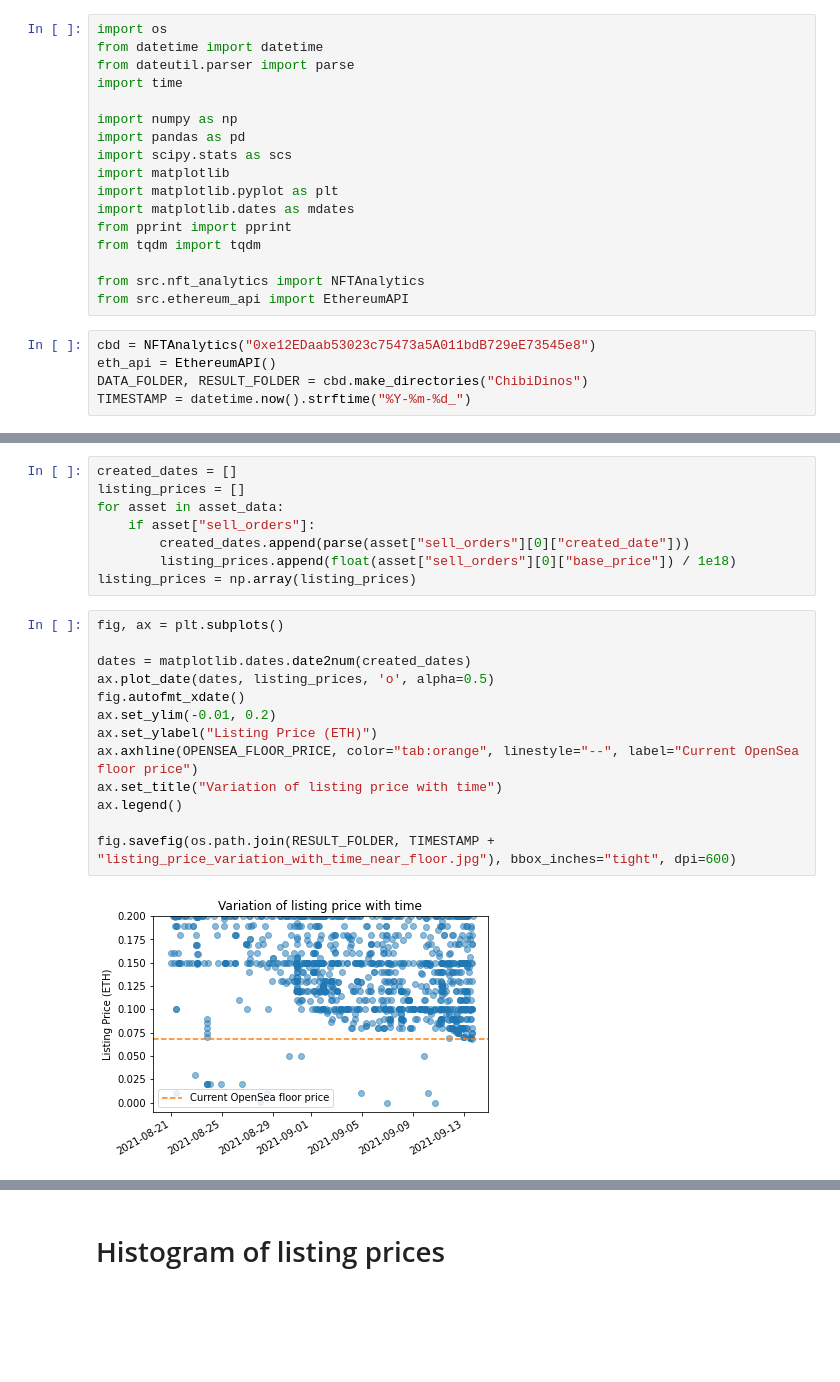
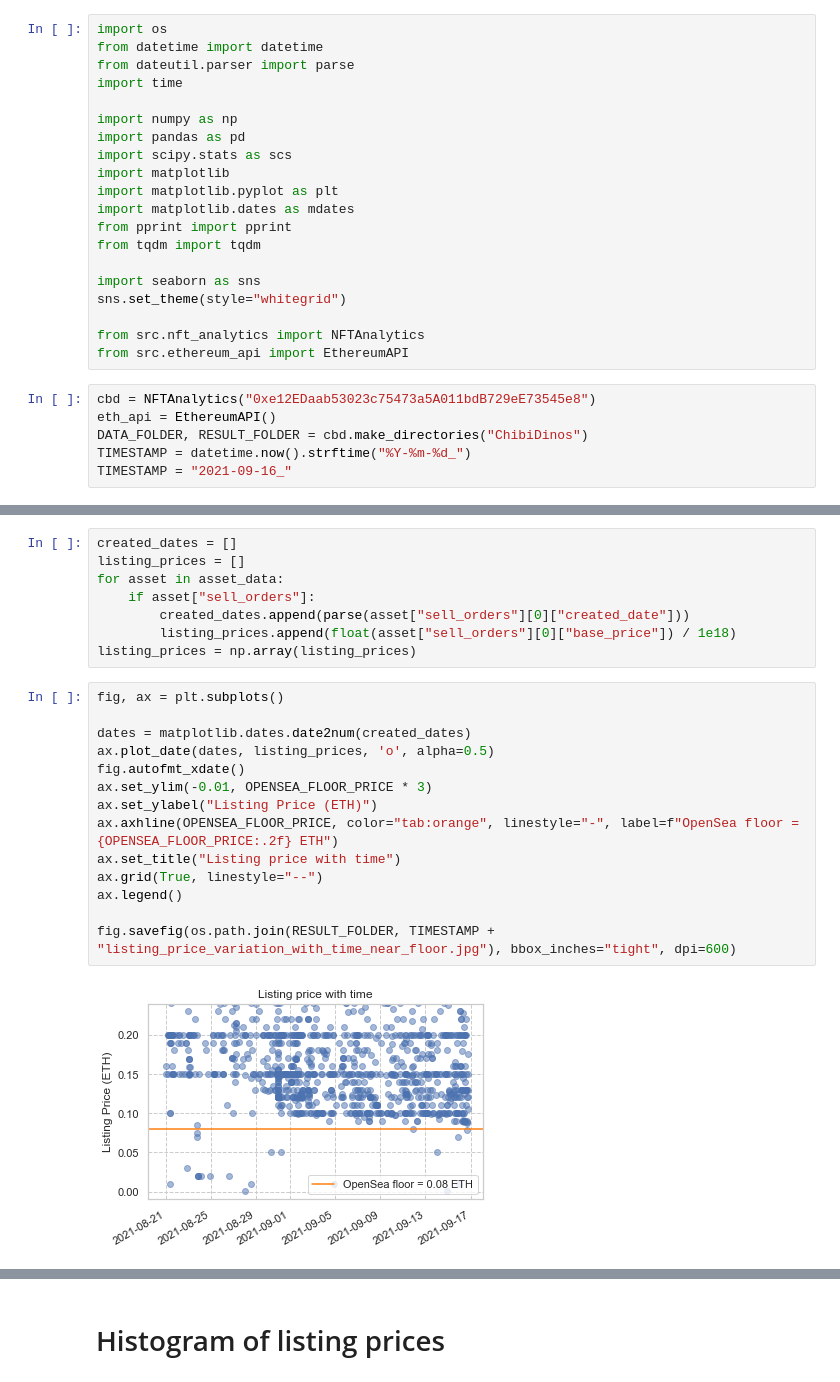
Before and after one commit to dineshpinto/nft-analytics, a Jupyter notebook: ChibiDinosAnalytics.ipynb, the cells around one changed output, grey strips where cells are left out. Cells and saved outputs as stored; diff of their text form; blank space fills up the shorter version.

```diff
--- a/ChibiDinosAnalytics.ipynb
+++ b/ChibiDinosAnalytics.ipynb
@@ -13,6 +13,9 @@ import matplotlib.dates as mdates
 from pprint import pprint
 from tqdm import tqdm
 
+import seaborn as sns
+sns.set_theme(style="whitegrid")
+
 from src.nft_analytics import NFTAnalytics
 from src.ethereum_api import EthereumAPI
 # %%
@@ -20,4 +23,5 @@ cbd = NFTAnalytics("0xe12EDaab53023c75473a5A011bdB729eE73545e8")
 eth_api = EthereumAPI()
 DATA_FOLDER, RESULT_FOLDER = cbd.make_directories("ChibiDinos")
 TIMESTAMP = datetime.now().strftime("%Y-%m-%d_")
+TIMESTAMP = "2021-09-16_"
 # %% [output]
@@ -41,18 +45,19 @@ listing_prices = np.array(listing_prices)
 # %%
 fig, ax = plt.subplots()
 
 dates = matplotlib.dates.date2num(created_dates)
 ax.plot_date(dates, listing_prices, 'o', alpha=0.5)
 fig.autofmt_xdate()
-ax.set_ylim(-0.01, 0.2)
+ax.set_ylim(-0.01, OPENSEA_FLOOR_PRICE * 3)
 ax.set_ylabel("Listing Price (ETH)")
-ax.axhline(OPENSEA_FLOOR_PRICE, color="tab:orange", linestyle="--", label="Current OpenSea floor price")
-ax.set_title("Variation of listing price with time")
+ax.axhline(OPENSEA_FLOOR_PRICE, color="tab:orange", linestyle="-", label=f"OpenSea floor = {OPENSEA_FLOOR_PRICE:.2f} ETH")
+ax.set_title("Listing price with time")
+ax.grid(True, linestyle="--")
 ax.legend()
 
 fig.savefig(os.path.join(RESULT_FOLDER, TIMESTAMP + "listing_price_variation_with_time_near_floor.jpg"), bbox_inches="tight", dpi=600)
 # %% [output]
-[figure, old version]
+[figure, new version]
 # %%
 # Cost to cleanup sub-floor
 np.sum(listing_prices[listing_prices < OPENSEA_FLOOR_PRICE])
```
Also changed, not shown: parts of 17 cells of this notebook, 3 other files.
